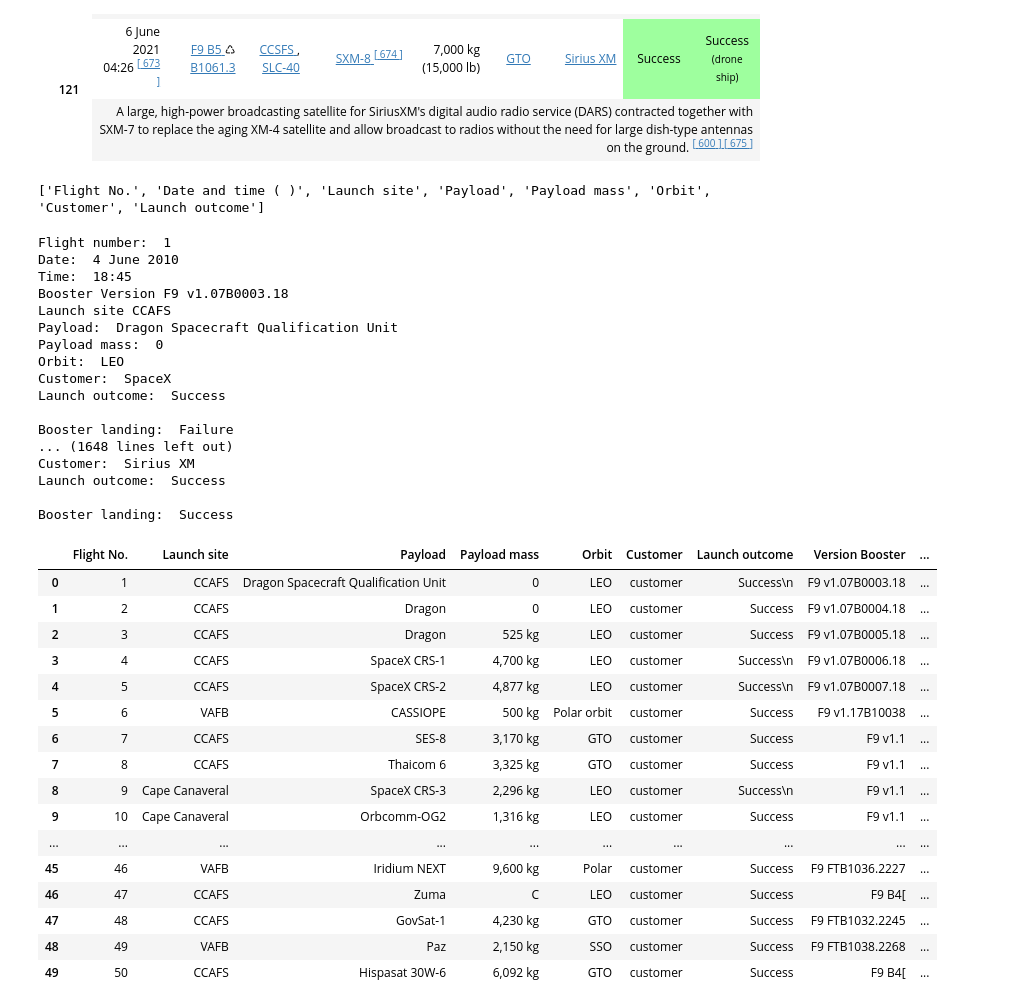
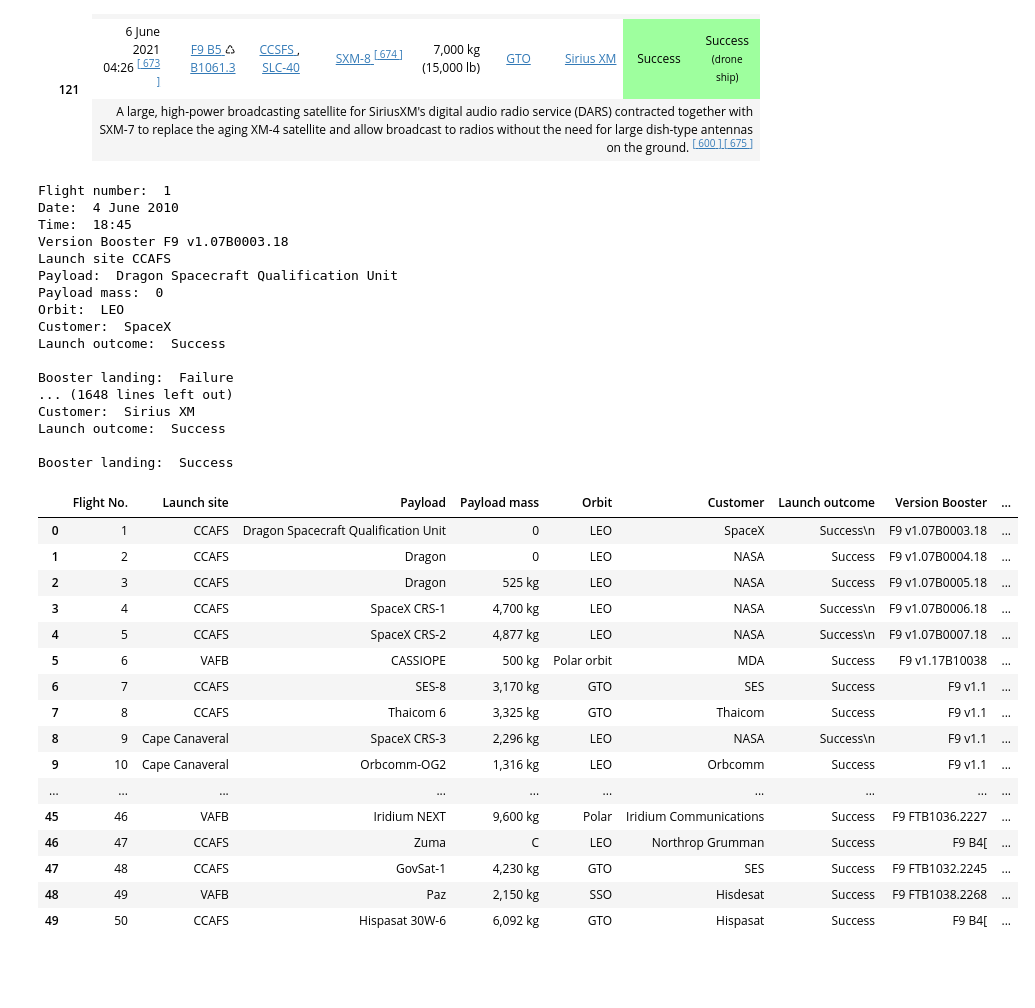
Before and after one commit to AntoineHocquet/spaceY, a Jupyter notebook: notebooks/webscraping.ipynb, the cells around one changed output. Saved outputs shown, nothing was run; the diff lists cells and outputs as text; code cells hidden in the pictures; blank space fills up the shorter version.

Commit message:
Incorporated urls until 2022 (more data)

```diff
--- a/notebooks/webscraping.ipynb
+++ b/notebooks/webscraping.ipynb
@@ -3780,24 +3779,3 @@ print(eleventh_launch_table.prettify())
   </tr>
  </tbody>
 </table>
-# %%
-# We need to iterate through the `<th>` elements and apply the provided `extract_column_from_header()` function to extract column names one by one.
-
-# initialize list of columns
-column_names = []
-
-# Apply find_all() function with `th` element on first_launch_table
-first_launch_table.find_all(name='th')
-
-# Iterate each th element and apply the provided extract_column_from_header() to get a column name
-for th_element in first_launch_table.find_all('th'):
-    name = extract_column_from_header(th_element)
-    if name is not None and len(name) >0:
-        # Append the Non-empty column name into our list
-        column_names.append(name)
-
-
-#check the extracted column names
-print(column_names)
-# %% [output]
-['Flight No.', 'Date and time ( )', 'Launch site', 'Payload', 'Payload mass', 'Orbit', 'Customer', 'Launch outcome']
@@ -3826,6 +3782,26 @@ launch_dict['Time']=[]
 # %%
+# Here we create an empty dictionary to store the extracted data
+## The keys are the extracted column names above
+launch_dict= dict.fromkeys(column_names)
+
+# Remove irrelevant column
+del launch_dict['Date and time ( )']
+
+# Initialize the launch_dict
+launch_dict['Flight No.'] = []
+launch_dict['Launch site'] = []
+launch_dict['Payload'] = []
+launch_dict['Payload mass'] = []
+launch_dict['Orbit'] = []
+launch_dict['Customer'] = []
+launch_dict['Launch outcome'] = []
+# Add some new columns
+launch_dict['Version Booster']=[]
+launch_dict['Booster landing']=[]
+launch_dict['Date']=[]
+launch_dict['Time']=[]
+
 # Herein we fill the launch_dict with data from the HTML tables
-
 extracted_row = 0
 #Extract each table
 for table_number,table in enumerate(soup.find_all('table',"wikitable plainrowheaders collapsible")):
@@ -3887,55 +3863,55 @@ for table_number,table in enumerate(soup.find_all('table',"wikitable plainrowhea
 
             # Customer
             customer = row[6].a.string if row[6].a else row[6].string
-            launch_dict['Customer'].append('customer')
+            launch_dict['Customer'].append(customer)
             print("Customer: ",customer)
 
             # Launch outcome
             launch_outcome = list(row[7].strings)[0]
             launch_dict['Launch outcome'].append(launch_outcome)
             print("Launch outcome: ",launch_outcome)
 
             # Booster landing
             booster_landing = landing_status(row[8])
-            launch_dict['Booster landing'].append('booster_landing')
+            launch_dict['Booster landing'].append(booster_landing)
             print("Booster landing: ",booster_landing)
 
 
 # We now use launch_dict to create a dataframe
 df= pd.DataFrame({ key:pd.Series(value) for key, value in launch_dict.items() })
 df.head(50)
 # %% [output]
 Flight number:  1
 Date:  4 June 2010
 Time:  18:45
-Booster Version F9 v1.07B0003.18
+Version Booster F9 v1.07B0003.18
 Launch site CCAFS
 Payload:  Dragon Spacecraft Qualification Unit
 Payload mass:  0
 Orbit:  LEO
 Customer:  SpaceX
 Launch outcome:  Success
 
 Booster landing:  Failure
 ... (1648 lines left out)
 Customer:  Sirius XM
 Launch outcome:  Success
 
 Booster landing:  Success
 |  | Flight No. | Launch site | Payload | Payload mass | Orbit | Customer | Launch outcome | Version Booster | ... |
-| 0 | 1 | CCAFS | Dragon Spacecraft Qualification Unit | 0 | LEO | customer | Success\n | F9 v1.07B0003.18 | ... |
-| 1 | 2 | CCAFS | Dragon | 0 | LEO | customer | Success | F9 v1.07B0004.18 | ... |
-| 2 | 3 | CCAFS | Dragon | 525 kg | LEO | customer | Success | F9 v1.07B0005.18 | ... |
-| 3 | 4 | CCAFS | SpaceX CRS-1 | 4,700 kg | LEO | customer | Success\n | F9 v1.07B0006.18 | ... |
-| 4 | 5 | CCAFS | SpaceX CRS-2 | 4,877 kg | LEO | customer | Success\n | F9 v1.07B0007.18 | ... |
-| 5 | 6 | VAFB | CASSIOPE | 500 kg | Polar orbit | customer | Success | F9 v1.17B10038 | ... |
-| 6 | 7 | CCAFS | SES-8 | 3,170 kg | GTO | customer | Success | F9 v1.1 | ... |
-| 7 | 8 | CCAFS | Thaicom 6 | 3,325 kg | GTO | customer | Success | F9 v1.1 | ... |
-| 8 | 9 | Cape Canaveral | SpaceX CRS-3 | 2,296 kg | LEO | customer | Success\n | F9 v1.1 | ... |
-| 9 | 10 | Cape Canaveral | Orbcomm-OG2 | 1,316 kg | LEO | customer | Success | F9 v1.1 | ... |
+| 0 | 1 | CCAFS | Dragon Spacecraft Qualification Unit | 0 | LEO | SpaceX | Success\n | F9 v1.07B0003.18 | ... |
+| 1 | 2 | CCAFS | Dragon | 0 | LEO | NASA | Success | F9 v1.07B0004.18 | ... |
+| 2 | 3 | CCAFS | Dragon | 525 kg | LEO | NASA | Success | F9 v1.07B0005.18 | ... |
+| 3 | 4 | CCAFS | SpaceX CRS-1 | 4,700 kg | LEO | NASA | Success\n | F9 v1.07B0006.18 | ... |
+| 4 | 5 | CCAFS | SpaceX CRS-2 | 4,877 kg | LEO | NASA | Success\n | F9 v1.07B0007.18 | ... |
+| 5 | 6 | VAFB | CASSIOPE | 500 kg | Polar orbit | MDA | Success | F9 v1.17B10038 | ... |
+| 6 | 7 | CCAFS | SES-8 | 3,170 kg | GTO | SES | Success | F9 v1.1 | ... |
+| 7 | 8 | CCAFS | Thaicom 6 | 3,325 kg | GTO | Thaicom | Success | F9 v1.1 | ... |
+| 8 | 9 | Cape Canaveral | SpaceX CRS-3 | 2,296 kg | LEO | NASA | Success\n | F9 v1.1 | ... |
+| 9 | 10 | Cape Canaveral | Orbcomm-OG2 | 1,316 kg | LEO | Orbcomm | Success | F9 v1.1 | ... |
 | ... | ... | ... | ... | ... | ... | ... | ... | ... | ... |
-| 45 | 46 | VAFB | Iridium NEXT | 9,600 kg | Polar | customer | Success | F9 FTB1036.2227 | ... |
-| 46 | 47 | CCAFS | Zuma | C | LEO | customer | Success | F9 B4[ | ... |
-| 47 | 48 | CCAFS | GovSat-1 | 4,230 kg | GTO | customer | Success | F9 FTB1032.2245 | ... |
-| 48 | 49 | VAFB | Paz | 2,150 kg | SSO | customer | Success | F9 FTB1038.2268 | ... |
-| 49 | 50 | CCAFS | Hispasat 30W-6 | 6,092 kg | GTO | customer | Success | F9 B4[ | ... |
+| 45 | 46 | VAFB | Iridium NEXT | 9,600 kg | Polar | Iridium Communications | Success | F9 FTB1036.2227 | ... |
+| 46 | 47 | CCAFS | Zuma | C | LEO | Northrop Grumman | Success | F9 B4[ | ... |
+| 47 | 48 | CCAFS | GovSat-1 | 4,230 kg | GTO | SES | Success | F9 FTB1032.2245 | ... |
+| 48 | 49 | VAFB | Paz | 2,150 kg | SSO | Hisdesat | Success | F9 FTB1038.2268 | ... |
+| 49 | 50 | CCAFS | Hispasat 30W-6 | 6,092 kg | GTO | Hispasat | Success | F9 B4[ | ... |
```
Also changed, not shown: parts of 16 cells of this notebook, 12 other files.
